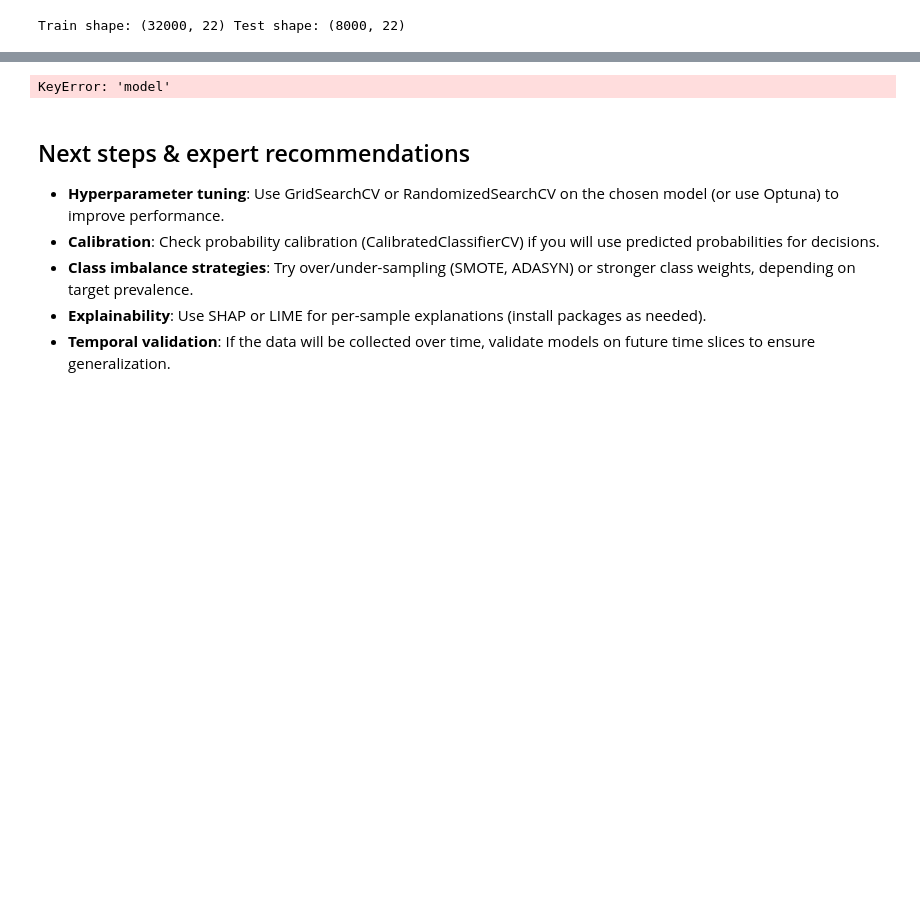
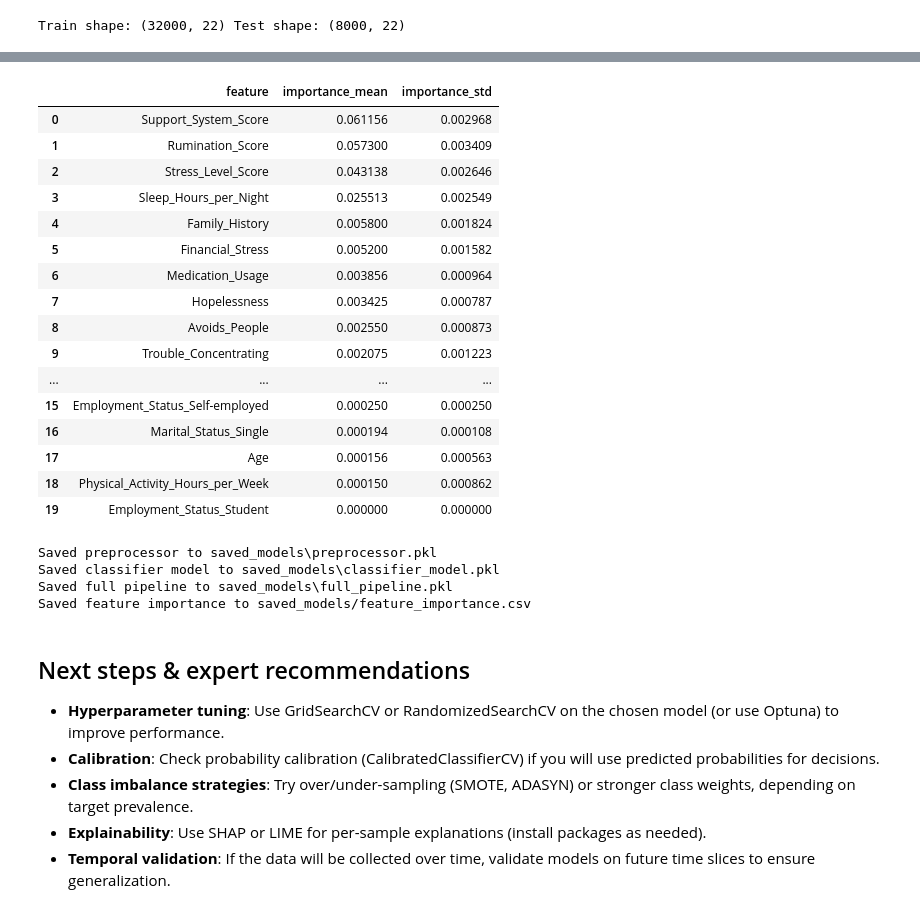
Before and after one commit to depiteam001/Final_project, a Jupyter notebook: mental_health_ml_notebook(final).ipynb, the cells around one changed output, grey strips where cells are left out. Saved outputs shown, nothing was run; the diff lists cells and outputs as text; code cells hidden in the pictures; blank space fills up the shorter version.

Commit message:
testing the model

```diff
--- a/mental_health_ml_notebook(final).ipynb
+++ b/mental_health_ml_notebook(final).ipynb
@@ -330,42 +330,85 @@ from sklearn.inspection import permutation_importance
 
 # Extract model and preprocessor
 preprocessor = best_pipeline.named_steps['pre']
-model = best_pipeline.named_steps['model']
+model = best_pipeline.named_steps['clf']
 
 # Transform test set manually
 X_test_transformed = preprocessor.transform(X_test)
 
 # Build correct feature names
 num_feats = numeric_features
 
 # Handle categorical one-hot names correctly
 ohe = preprocessor.named_transformers_['cat'].named_steps['onehot']
 if hasattr(ohe, 'get_feature_names_out'):
     cat_feats = ohe.get_feature_names_out(categorical_features).tolist()
 else:
     cat_feats = ohe.get_feature_names(categorical_features).tolist()
 
 feature_names = num_feats + cat_feats
 
 # Compute permutation importance directly on the transformed data
 r = permutation_importance(model, X_test_transformed, y_test, n_repeats=20, random_state=42, n_jobs=-1)
 
 # Build DataFrame safely
 imp_df = pd.DataFrame({
     'feature': feature_names,
     'importance_mean': r.importances_mean,
     'importance_std': r.importances_std
 }).sort_values('importance_mean', ascending=False).reset_index(drop=True)
 
 imp_df.head(20)
 # %% [output]
-KeyError: 'model'
+|  | feature | importance_mean | importance_std |
+| 0 | Support_System_Score | 0.061156 | 0.002968 |
+| 1 | Rumination_Score | 0.057300 | 0.003409 |
+| 2 | Stress_Level_Score | 0.043138 | 0.002646 |
+| 3 | Sleep_Hours_per_Night | 0.025513 | 0.002549 |
+| 4 | Family_History | 0.005800 | 0.001824 |
+| 5 | Financial_Stress | 0.005200 | 0.001582 |
+| 6 | Medication_Usage | 0.003856 | 0.000964 |
+| 7 | Hopelessness | 0.003425 | 0.000787 |
+| 8 | Avoids_People | 0.002550 | 0.000873 |
+| 9 | Trouble_Concentrating | 0.002075 | 0.001223 |
+| ... | ... | ... | ... |
+| 15 | Employment_Status_Self-employed | 0.000250 | 0.000250 |
+| 16 | Marital_Status_Single | 0.000194 | 0.000108 |
+| 17 | Age | 0.000156 | 0.000563 |
+| 18 | Physical_Activity_Hours_per_Week | 0.000150 | 0.000862 |
+| 19 | Employment_Status_Student | 0.000000 | 0.000000 |
 # %%
-# Optional: save best model (pickle) and feature importance to disk
+# Save preprocessor and model separately for deployment
 import joblib
-joblib.dump(best_pipeline, '/mnt/data/best_pipeline.pkl')
-imp_df.to_csv('/mnt/data/feature_importance.csv', index=False)
-print('Saved /mnt/data/best_pipeline.pkl and /mnt/data/feature_importance.csv')
+import os
+
+# Create a directory to store models if it doesn't exist
+model_dir = 'saved_models'
+if not os.path.exists(model_dir):
+    os.makedirs(model_dir)
+
+# Save the preprocessor
+preprocessor_path = os.path.join(model_dir, 'preprocessor.pkl')
+joblib.dump(preprocessor, preprocessor_path)
+print(f'Saved preprocessor to {preprocessor_path}')
+
+# Save the model (classifier only)
+model_path = os.path.join(model_dir, 'classifier_model.pkl')
+joblib.dump(model, model_path)
+print(f'Saved classifier model to {model_path}')
+
+# Save the full pipeline (preprocessor + classifier together)
+pipeline_path = os.path.join(model_dir, 'full_pipeline.pkl')
+joblib.dump(best_pipeline, pipeline_path)
+print(f'Saved full pipeline to {pipeline_path}')
+
+# Also save feature importance results
+imp_df.to_csv(os.path.join(model_dir, 'feature_importance.csv'), index=False)
+print(f'Saved feature importance to {model_dir}/feature_importance.csv')
+# %% [output]
+Saved preprocessor to saved_models\preprocessor.pkl
+Saved classifier model to saved_models\classifier_model.pkl
+Saved full pipeline to saved_models\full_pipeline.pkl
+Saved feature importance to saved_models/feature_importance.csv
 # %% [markdown]
 ## Next steps & expert recommendations
 
```
Also changed, not shown: parts of 2 cells of this notebook, 8 other files.
